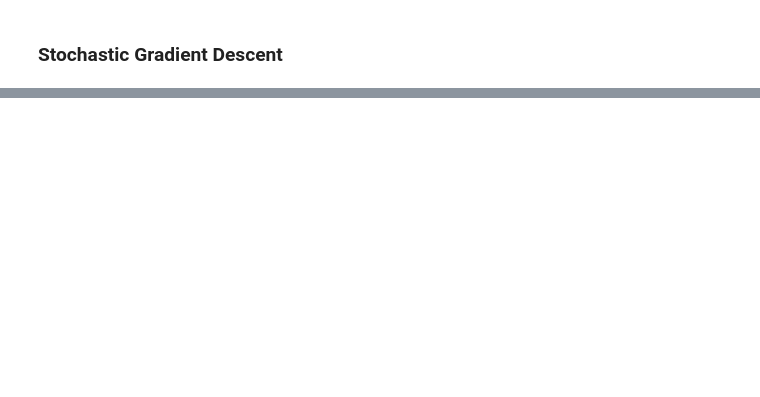
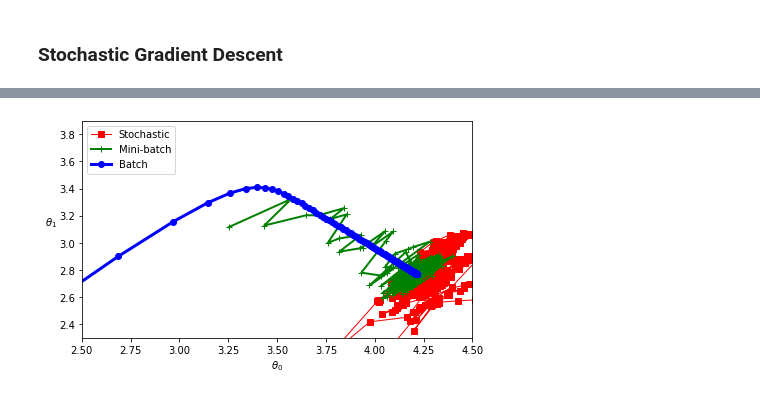
Before and after one commit to amancioandre/handson-ml, a Jupyter notebook: chapter_04/Linear Regression.ipynb, the cells around one changed output, grey strips where cells are left out. Drawn from its saved outputs; the diff is of its cells as text; code cells hidden in the pictures; blank space fills up the shorter version.

```diff
--- a/chapter_04/Linear Regression.ipynb
+++ b/chapter_04/Linear Regression.ipynb
@@ -159,0 +242,23 @@ plt.subplot(133); plot_gradient_descent(theta, eta=0.5)
+# %%
+theta_path_mgd = []
+
+n_iterations= 50
+minibatch_size = 20
+
+np.random.seed(42)
+t0, t1 = 200, 1000
+theta = np.random.randn(2,1)  # random initialization
+
+t = 0
+for epoch in range(n_iterations):
+    shuffled_indices = np.random.permutation(m)
+    X_shuffled = X_b[shuffled_indices]
+    y_shuffled = y[shuffled_indices]
+    for i in range(0, m, minibatch_size):
+        t += 1
+        xi = X_shuffled[i:i+minibatch_size]
+        yi = y_shuffled[i:i+minibatch_size]
+        gradients = (2 / minibatch_size) * xi.T.dot(xi.dot(theta) - yi)
+        eta = learning_schedule(t)
+        theta = theta - eta * gradients
+        theta_path_mgd.append(theta)
@@ -159,0 +270,16 @@ plt.subplot(133); plot_gradient_descent(theta, eta=0.5)
+# %%
+theta_path_bgd = np.array(theta_path_bgd)
+theta_path_sgd = np.array(theta_path_sgd)
+theta_path_mgd = np.array(theta_path_mgd)
+# %%
+plt.figure(figsize=(7,4))
+plt.plot(theta_path_sgd[:, 0], theta_path_sgd[:, 1], "r-s", linewidth=1, label="Stochastic")
+plt.plot(theta_path_mgd[:, 0], theta_path_mgd[:, 1], "g-+", linewidth=2, label="Mini-batch")
+plt.plot(theta_path_bgd[:, 0], theta_path_bgd[:, 1], "b-o", linewidth=3, label="Batch")
+plt.legend(loc="upper left")
+plt.xlabel(r"$\theta_0$")
+plt.ylabel(r"$\theta_1$   ", rotation=0)
+plt.axis([2.5, 4.5, 2.3, 3.9])
+plt.show()
+# %% [output]
+[figure, added]
```
Also changed, not shown: parts of 20 cells of this notebook.
